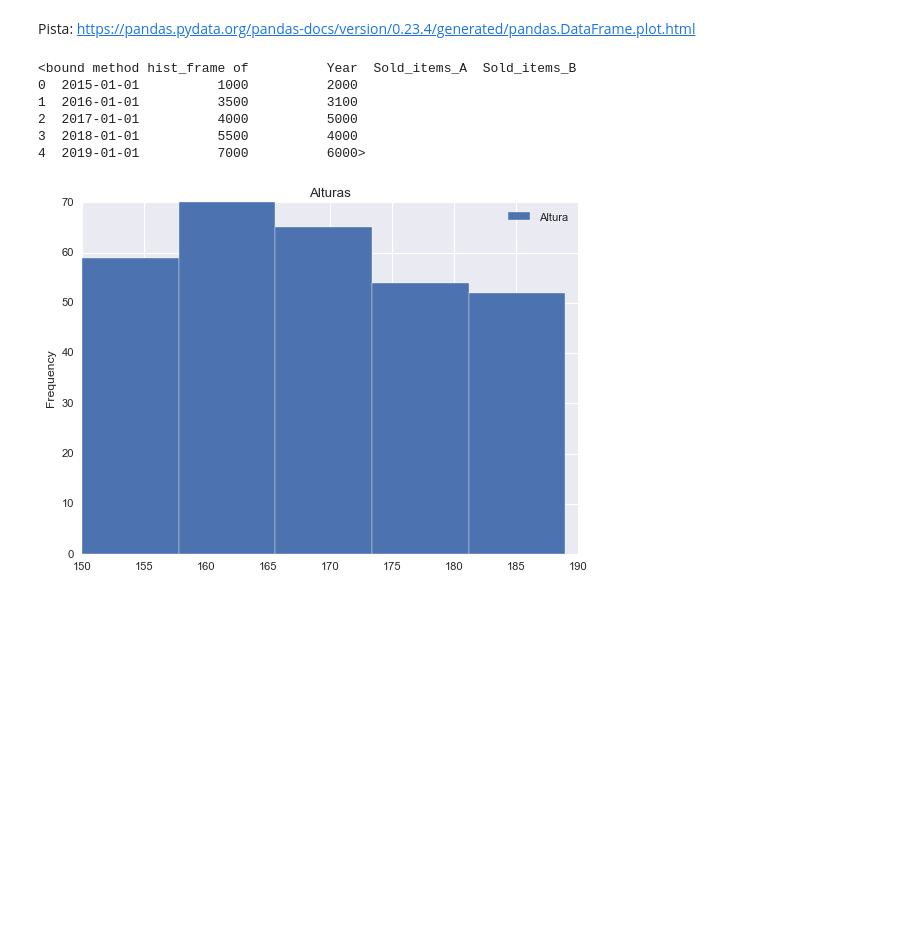
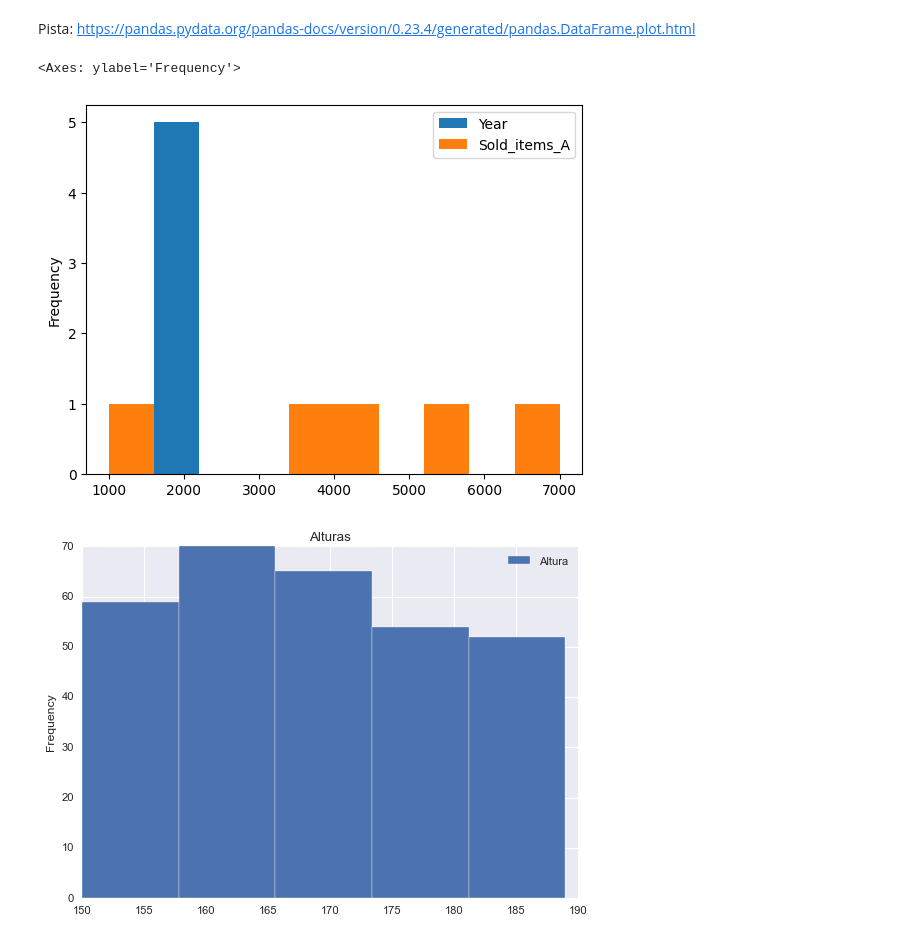
Before and after one commit to NachoBosq/NICE-ENTREGAS, a Jupyter notebook: ejercicios_Matplotlib.ipynb, the cells around one changed output. Drawn from its saved outputs; the diff is of its cells as text; code cells hidden in the pictures; blank space fills up the shorter version.

```diff
--- a/ejercicios_Matplotlib.ipynb
+++ b/ejercicios_Matplotlib.ipynb
@@ -289,0 +284,11 @@ memory usage: 208.0 bytes
+# %%
+ventas = {
+    'Year': ['2015', '2016', '2017','2018', '2019'],
+    'Sold_items_A': ['1000', '3500', '4000', '5500', '7000'],
+    "dates": ["4th July 2020", "1978-10-10", "13/3/2024", "05-20-2021", "20201010"]
+}
+
+df = pd.DataFrame(ventas)
+df
+
+df.loc[:,"dates"].apply(lambda x: pd.to_datetime(x)) #Importante cuidado con las fechas
@@ -358,14 +370,10 @@ plt.show()
 # %% [markdown]
 Pista: https://pandas.pydata.org/pandas-docs/version/0.23.4/generated/pandas.DataFrame.plot.html
 # %%
-df.hist
+df.plot(kind='hist')
 # %% [output]
-<bound method hist_frame of          Year  Sold_items_A  Sold_items_B
-0  2015-01-01          1000          2000
-1  2016-01-01          3500          3100
-2  2017-01-01          4000          5000
-3  2018-01-01          5500          4000
-4  2019-01-01          7000          6000>
+<Axes: ylabel='Frequency'>
+[figure, added]
 # %%
 # %% [output]
 [figure]
```
Also changed, not shown: parts of 2 cells of this notebook, 1 other file.
